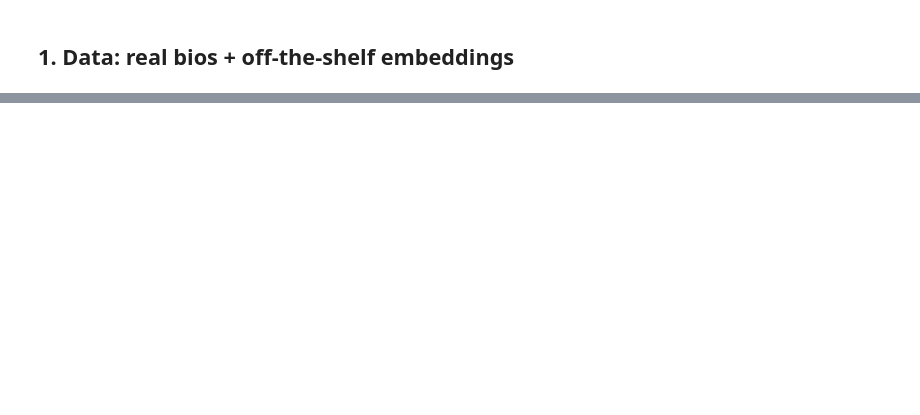
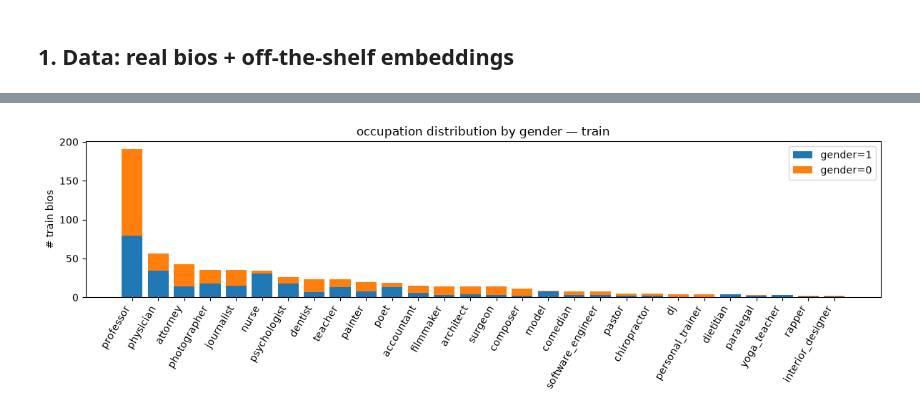
Before and after one commit to cowana-ai/jevu, a Jupyter notebook: examples/occupation_erasure.ipynb, the cells around one changed output, grey strips where cells are left out. Cells and saved outputs as stored; diff of their text form; code cells hidden in the pictures; blank space fills up the shorter version.

```diff
--- a/examples/occupation_erasure.ipynb
+++ b/examples/occupation_erasure.ipynb
@@ -94,0 +104,15 @@ print(len(texts), 'bios |', len(np.unique(prof)), 'occupations | embeddings', X.
+# %%
+import matplotlib.pyplot as plt
+PROFESSIONS = ['accountant','architect','attorney','chiropractor','comedian','composer','dentist','dietitian','dj','filmmaker','interior_designer','journalist','model','nurse','painter','paralegal','pastor','personal_trainer','photographer','physician','poet','professor','psychologist','rapper','software_engineer','surgeon','teacher','yoga_teacher']
+vals = np.unique(prof[tr])
+fem = np.array([np.sum((prof[tr] == v) & (gender[tr] == 1)) for v in vals])
+mal = np.array([np.sum((prof[tr] == v) & (gender[tr] == 0)) for v in vals])
+order = np.argsort(-(fem + mal))
+plt.figure(figsize=(12, 4))
+plt.bar(range(len(vals)), fem[order], label='gender=1')
+plt.bar(range(len(vals)), mal[order], bottom=fem[order], label='gender=0')
+plt.xticks(range(len(vals)), [PROFESSIONS[v] for v in vals[order]], rotation=60, ha='right')
+plt.ylabel('# train bios'); plt.legend(); plt.title('occupation distribution by gender — train')
+plt.tight_layout(); plt.show()
+# %% [output]
+[figure, added]
```
Also changed, not shown: parts of 11 cells of this notebook.
